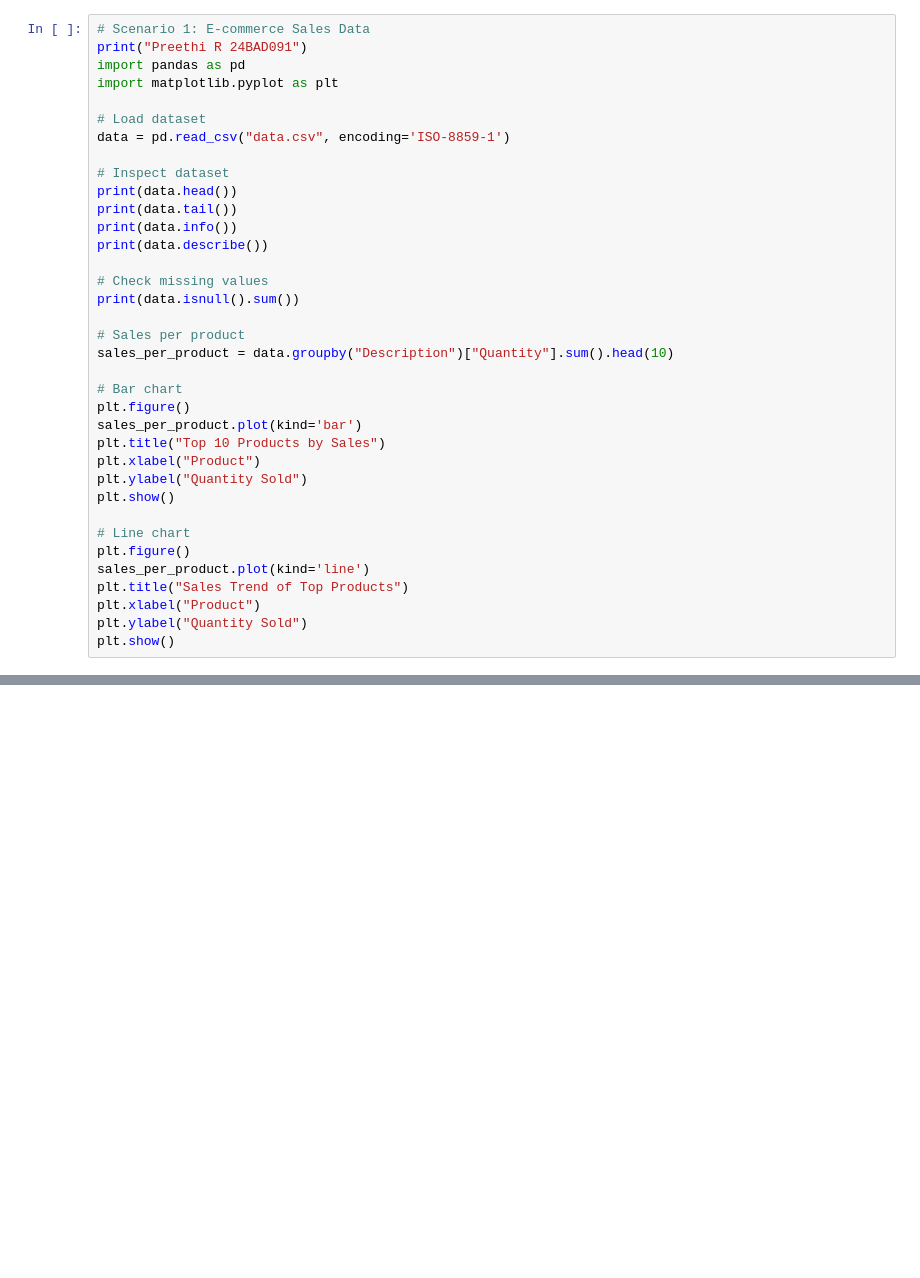
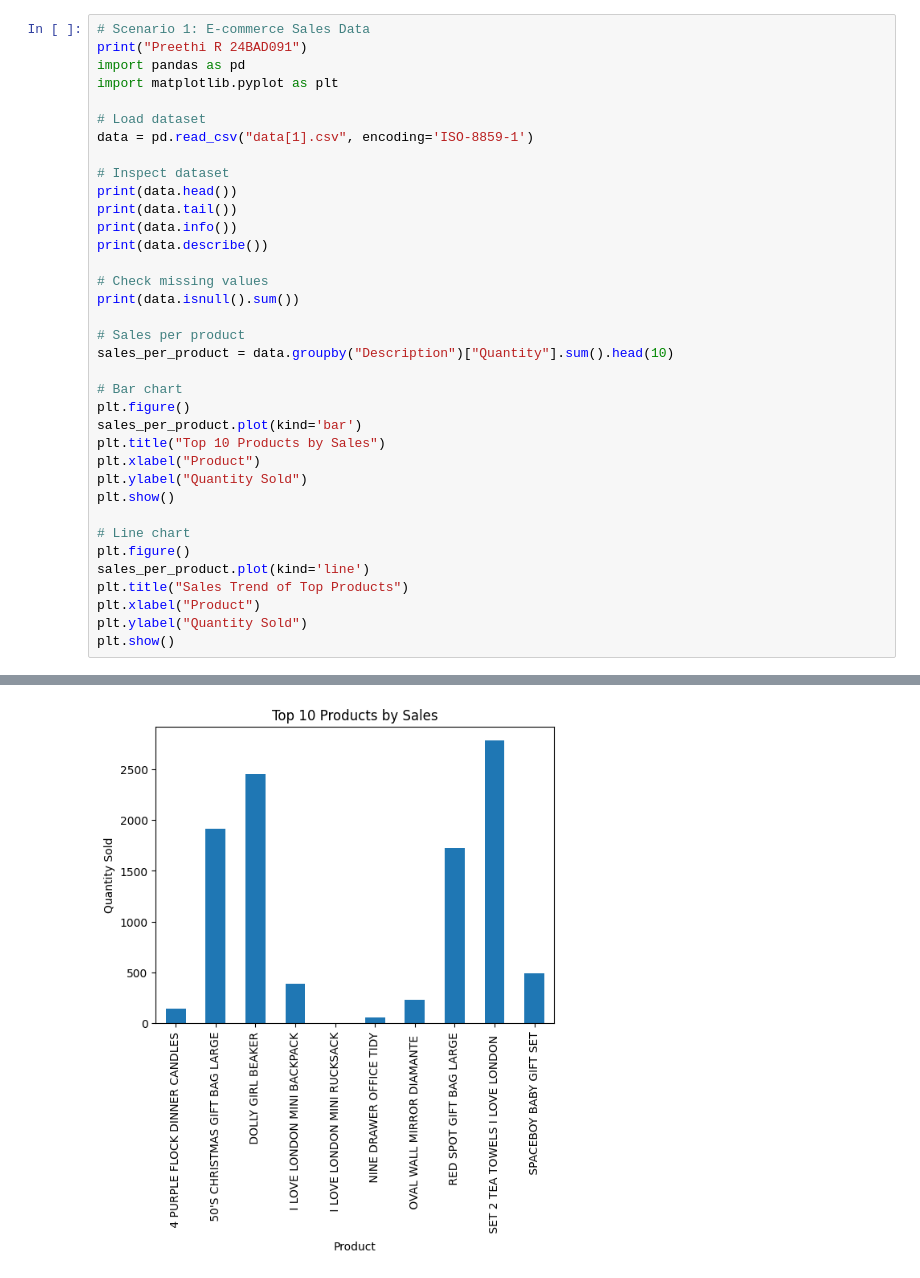
Before and after one commit to PreethiR091/Preethi-24BAD091, a Jupyter notebook: Preethi_R_24BAD091_ML_Lab_Ex_1.ipynb, the cells around one changed output, grey strips where cells are left out. Cells and saved outputs as stored; diff of their text form; blank space fills up the shorter version.

```diff
--- a/Preethi_R_24BAD091_ML_Lab_Ex_1.ipynb
+++ b/Preethi_R_24BAD091_ML_Lab_Ex_1.ipynb
@@ -7,7 +7,7 @@ import pandas as pd
 import matplotlib.pyplot as plt
 
 # Load dataset
-data = pd.read_csv("data.csv", encoding='ISO-8859-1')
+data = pd.read_csv("data[1].csv", encoding='ISO-8859-1')
 
 # Inspect dataset
 print(data.head())
@@ -41,0 +57 @@ FileNotFoundError: [Errno 2] No such file or directory: 'data.csv'
+[figure, added]
```
Also changed, not shown: parts of 1 cell of this notebook.
